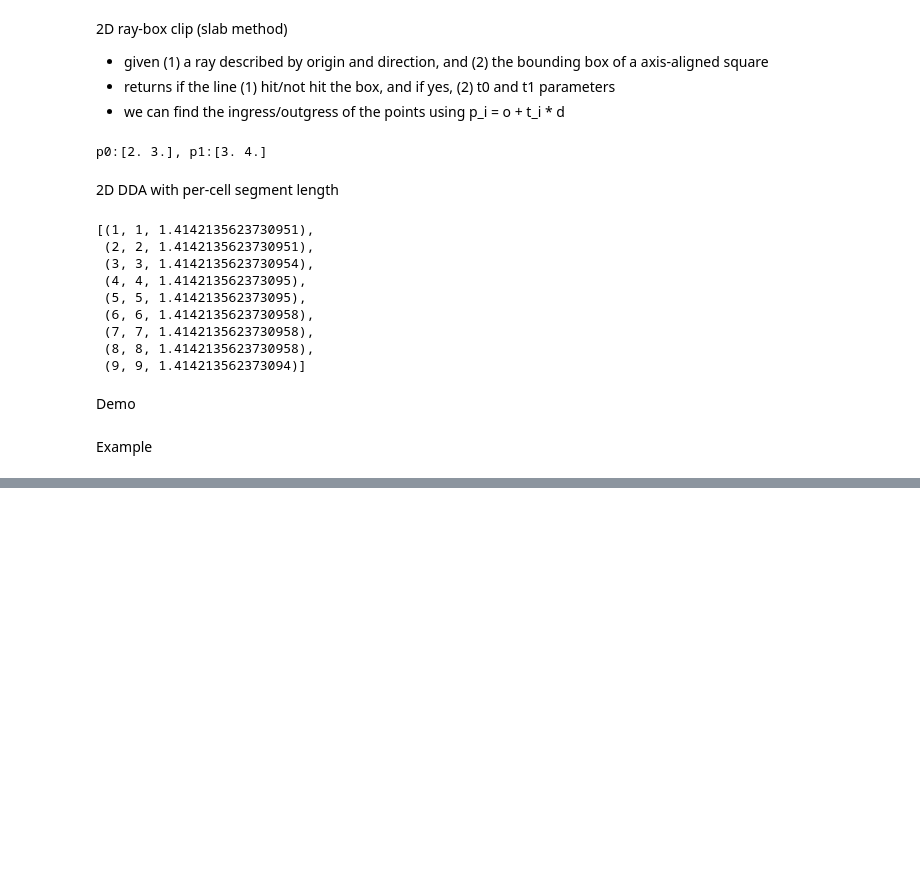
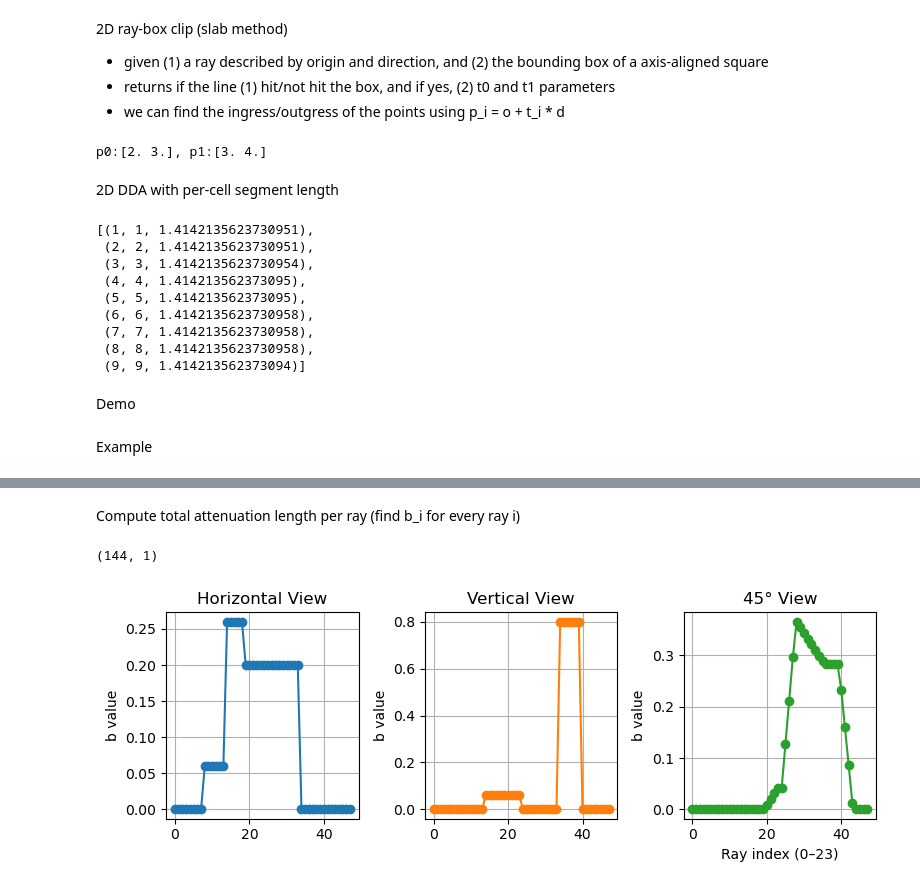
Before and after one commit to marcosolime/sim-carving, a Jupyter notebook: exp_5.ipynb, the cells around one changed output, grey strips where cells are left out. Cells and saved outputs as stored; diff of their text form; code cells hidden in the pictures; blank space fills up the shorter version.

```diff
--- a/exp_5.ipynb
+++ b/exp_5.ipynb
@@ -213,0 +216,9 @@ demo_plot(origin, direction, bounds)
+# %%
+mu1 = 0.03
+mu2 = 0.20
+
+square_min = np.array([3.0, 2.0])
+square_max = np.array([5.0, 4.0])
+
+rect_min = np.array([7.0, 3.0])
+rect_max = np.array([8.0, 7.0])
@@ -213,0 +261,58 @@ demo_plot(origin, direction, bounds)
+# %% [markdown]
+Compute total attenuation length per ray (find b_i for every ray i)
+# %%
+b = np.zeros((N, 1))
+for i in range(N):
+    o = rays_o[i]
+    d = rays_d[i]
+    total = 0.0
+
+    # Intersect with square
+    hit, t0, t1 = ray_box_intersect_2d(o, d, square_min, square_max)
+    if hit:
+        L = (t1 - t0) * np.linalg.norm(d)
+        total += mu1 * L
+
+    # Intersect with rectangle
+    hit, t0, t1 = ray_box_intersect_2d(o, d, rect_min, rect_max)
+    if hit:
+        L = (t1 - t0) * np.linalg.norm(d)
+        total += mu2 * L
+
+    b[i, 0] = total
+
+I_f = np.exp(-b)
+I_s = 1.0
+b_i = np.log(I_s / I_f)  # same as b
+
+b_i.shape
+# %% [output]
+(144, 1)
+# %%
+b_h = b_i[0:N_view]                    # horizontal
+b_v = b_i[N_view:2*N_view]             # vertical
+b_d = b_i[2*N_view:3*N_view]           # 45° diagonal
+rays_idx = np.arange(N_view)
+
+fig, axes = plt.subplots(1, 3, figsize=(8,3), sharex=True)
+
+axes[0].plot(rays_idx, b_h, '-o', color='tab:blue')
+axes[0].set_title("Horizontal View")
+axes[0].set_ylabel("b value")
+axes[0].grid()
+
+axes[1].plot(rays_idx, b_v, '-o', color='tab:orange')
+axes[1].set_title("Vertical View")
+axes[1].set_ylabel("b value")
+axes[1].grid()
+
+axes[2].plot(rays_idx, b_d, '-o', color='tab:green')
+axes[2].set_title("45° View")
+axes[2].set_xlabel("Ray index (0–23)")
+axes[2].set_ylabel("b value")
+axes[2].grid()
+
+plt.tight_layout()
+plt.show()
+# %% [output]
+[figure, added]
```
Also changed, not shown: parts of 23 cells of this notebook.
